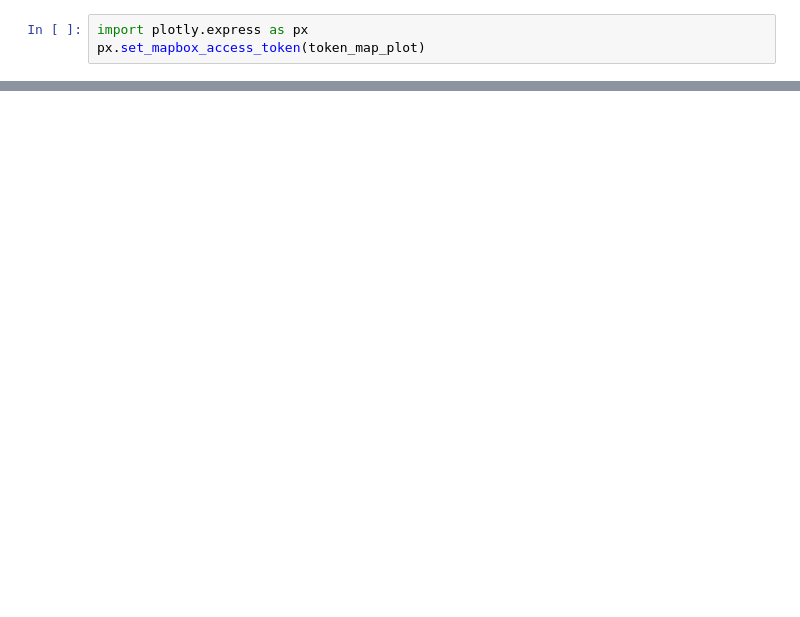
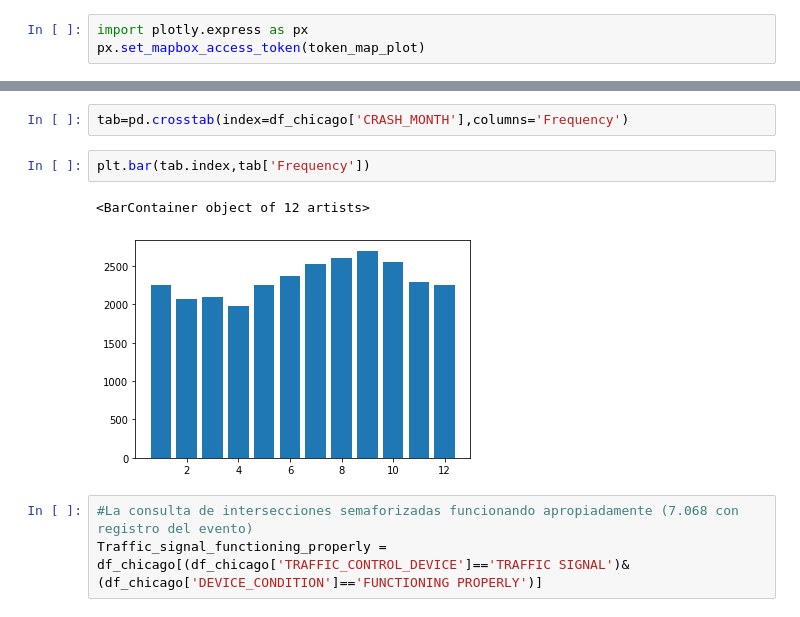
Before and after one commit to jkbolivar/covid_project, a Jupyter notebook: proyect1_transformacion_de_datos.ipynb, the cells around one changed output, grey strips where cells are left out. Saved outputs shown, nothing was run; the diff lists cells and outputs as text; blank space fills up the shorter version.

```diff
--- a/proyect1_transformacion_de_datos.ipynb
+++ b/proyect1_transformacion_de_datos.ipynb
@@ -94,0 +122,10 @@ px.scatter_mapbox(df_chicago,lat='LATITUDE',lon='LONGITUDE',color='CRASH_HOUR',s
+# %%
+tab=pd.crosstab(index=df_chicago['CRASH_MONTH'],columns='Frequency')
+# %%
+plt.bar(tab.index,tab['Frequency'])
+# %% [output]
+<BarContainer object of 12 artists>
+[figure, added]
+# %%
+#La consulta de intersecciones semaforizadas funcionando apropiadamente (7.068 con registro del evento)
+Traffic_signal_functioning_properly = df_chicago[(df_chicago['TRAFFIC_CONTROL_DEVICE']=='TRAFFIC SIGNAL')&(df_chicago['DEVICE_CONDITION']=='FUNCTIONING PROPERLY')]
```
Also changed, not shown: parts of 17 cells of this notebook.
